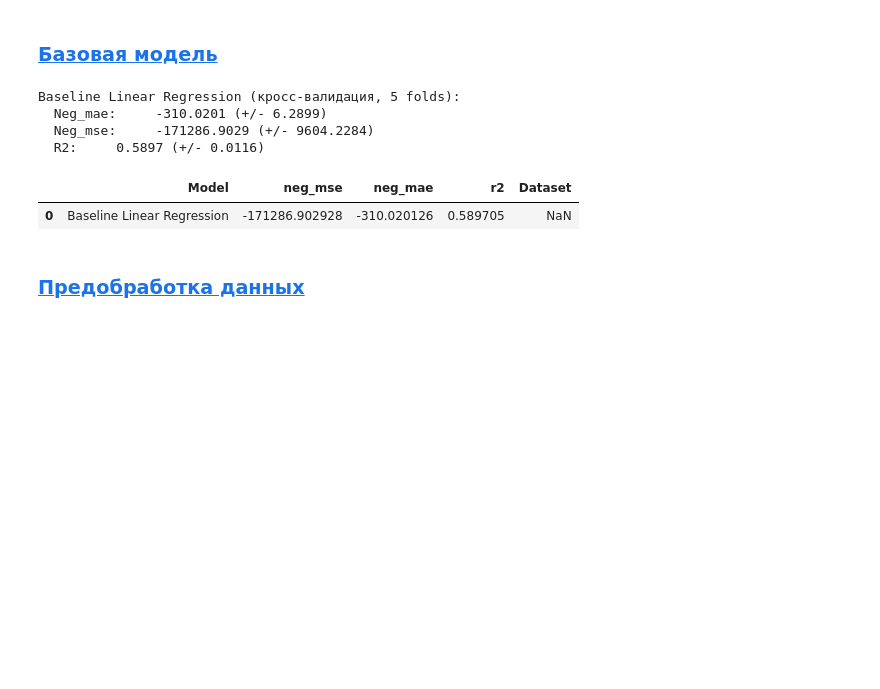
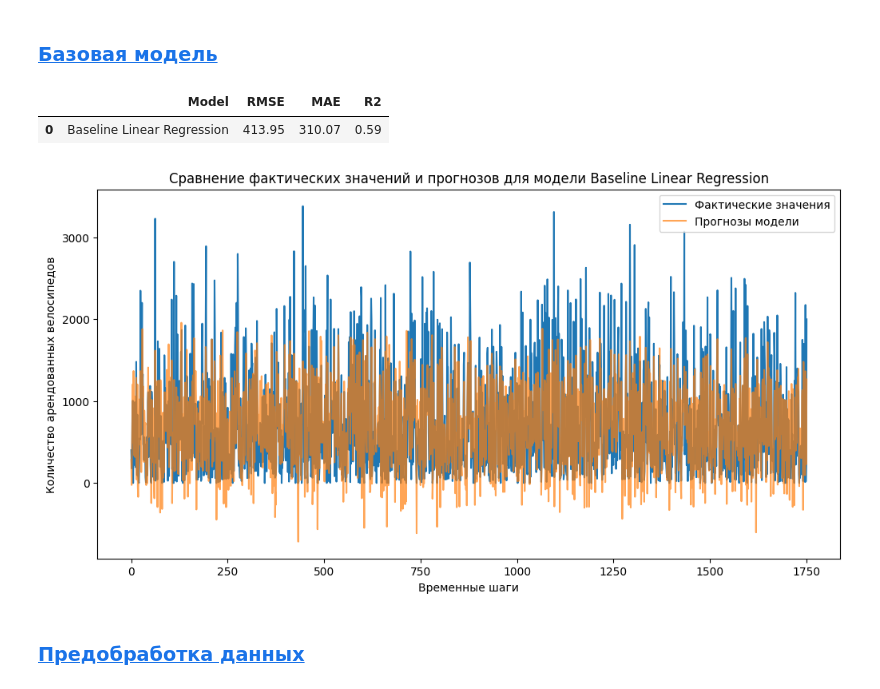
Before and after one commit to MEYakunin/Sprint14_Bike_Rental_Forecast, a Jupyter notebook: BikeSouth_nonlinear_demand_forecast.ipynb, the cells around one changed output. Drawn from its saved outputs; the diff is of its cells as text; code cells hidden in the pictures; blank space fills up the shorter version.

```diff
--- a/BikeSouth_nonlinear_demand_forecast.ipynb
+++ b/BikeSouth_nonlinear_demand_forecast.ipynb
@@ -508,11 +509,11 @@ scoring = {
 
 # Создим пустой датафрейм для хранения метрик
 metrics_df = pd.DataFrame(
-    columns=['Model', 'neg_mse', 'neg_mae', 'r2']
+    columns=['Model', 'RMSE', 'MAE', 'R2']
 )
 
 # Настройки кросс-валидации
-cv = StratifiedKFold(n_splits=5, shuffle=True, random_state=RANDOM_STATE)
+cv = KFold(n_splits=5, shuffle=True, random_state=RANDOM_STATE)
 # %%
 # Функция для кросс-валидации и рассчета метрик
 def cross_valid_model(X, y, pipline, name_model, scoring, cv, metrics_df):
@@ -525,16 +526,11 @@ def cross_valid_model(X, y, pipline, name_model, scoring, cv, metrics_df):
         scoring=scoring,
         return_train_score=False)
 
-    print(f"{name_model} (кросс-валидация, 5 folds):")
-    for metric in scoring:
-        score = 'test_' + metric
-        print(f"  {metric.capitalize()}:     {model_scores[score].mean():.4f} (+/- {model_scores[score].std():.4f})")
-
     # Подготавливаем новые значения
     new_data = {'Model': name_model}
-    for metric in ['r2', 'neg_mae', 'neg_mse']:
-        scores = model_scores[f'test_{metric}']
-        new_data[f'{metric}'] = scores.mean()
+    new_data['RMSE'] = round(np.sqrt(-model_scores['test_neg_mse'].mean()), 2)
+    new_data['MAE'] = round(-model_scores['test_neg_mae'].mean(), 2)
+    new_data['R2'] = round(model_scores['test_r2'].mean(), 2)
 
     # Проверяем, есть ли уже такая модель в DataFrame
     if name_model in metrics_df['Model'].values:
@@ -546,17 +542,35 @@ def cross_valid_model(X, y, pipline, name_model, scoring, cv, metrics_df):
         # Добавляем новую строку
         new_row = pd.DataFrame([new_data])
         metrics_df = pd.concat([metrics_df, new_row], ignore_index=True)
+
     return model_scores, metrics_df
+
+# Отоброжение метрик
+def show_metrics(name_model='all'):
+    if name_model=='all':
+        display(metrics_df)
+    else:
+        display(metrics_df[metrics_df['Model']==name_model])
+
+# Функция для визуализации предсказаний модели
+def visual_predict(y_test, y_pred, name_model):
+    plt.figure(figsize=(12, 6))
+    plt.plot(y_test.values, label='Фактические значения')
+    plt.plot(y_pred, label='Прогнозы модели', alpha=0.7)
+    plt.title(f'Сравнение фактических значений и прогнозов для модели {name_model}')
+    plt.xlabel('Временные шаги')
+    plt.ylabel('Количество арендованных велосипедов')
+    plt.legend()
+    plt.show()
 # %%
 # Кросс-валидация для Baseline модели
-dummy_scores, metrics_df = cross_valid_model(X_train, y_train, baseline_pipeline, 'Baseline Linear Regression', scoring, cv, metrics_df)
+base_line_scores, metrics_df = cross_valid_model(X_train, y_train, baseline_pipeline, 'Baseline Linear Regression', scoring, cv, metrics_df)
+show_metrics()
+
+# Визуализируем результаты предсказания Базовой модели
+y_pred_base = baseline_pipeline.predict(X_test)
+visual_predict(y_test, y_pred_base, 'Baseline Linear Regression')
 # %% [output]
-Baseline Linear Regression (кросс-валидация, 5 folds):
-  Neg_mae:     -310.0201 (+/- 6.2899)
-  Neg_mse:     -171286.9029 (+/- 9604.2284)
-  R2:     0.5897 (+/- 0.0116)
+|  | Model | RMSE | MAE | R2 |
+| 0 | Baseline Linear Regression | 413.95 | 310.07 | 0.59 |
+[figure, added]
-# %%
-metrics_df
-# %% [output]
-|  | Model | neg_mse | neg_mae | r2 | Dataset |
-| 0 | Baseline Linear Regression | -171286.902928 | -310.020126 | 0.589705 | NaN |
```
Also changed, not shown: parts of 12 cells of this notebook, 1 other file.
